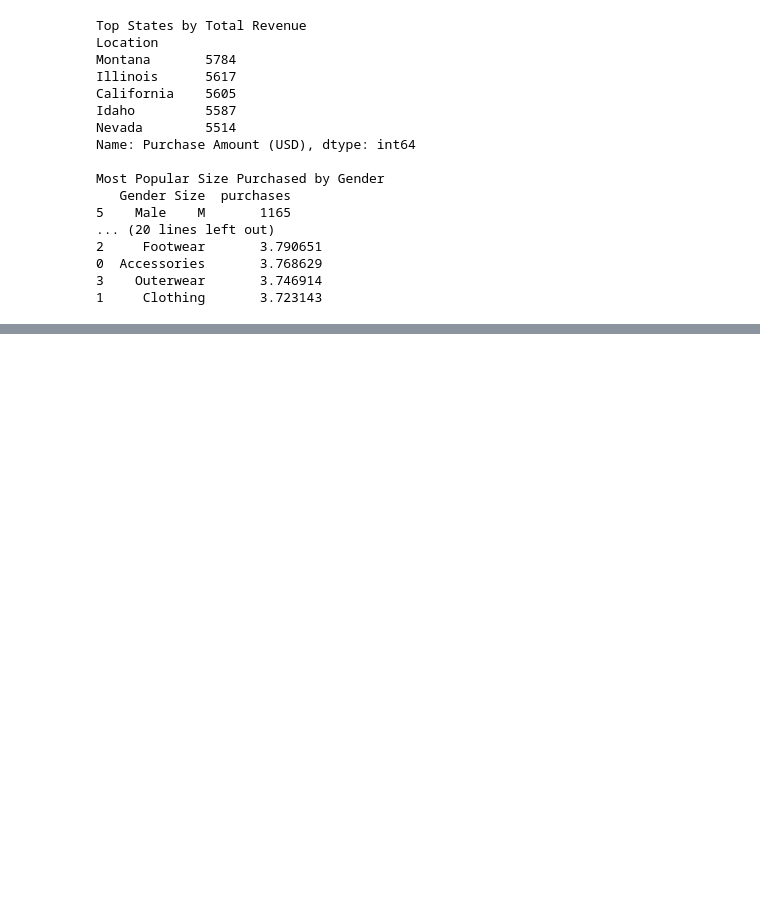
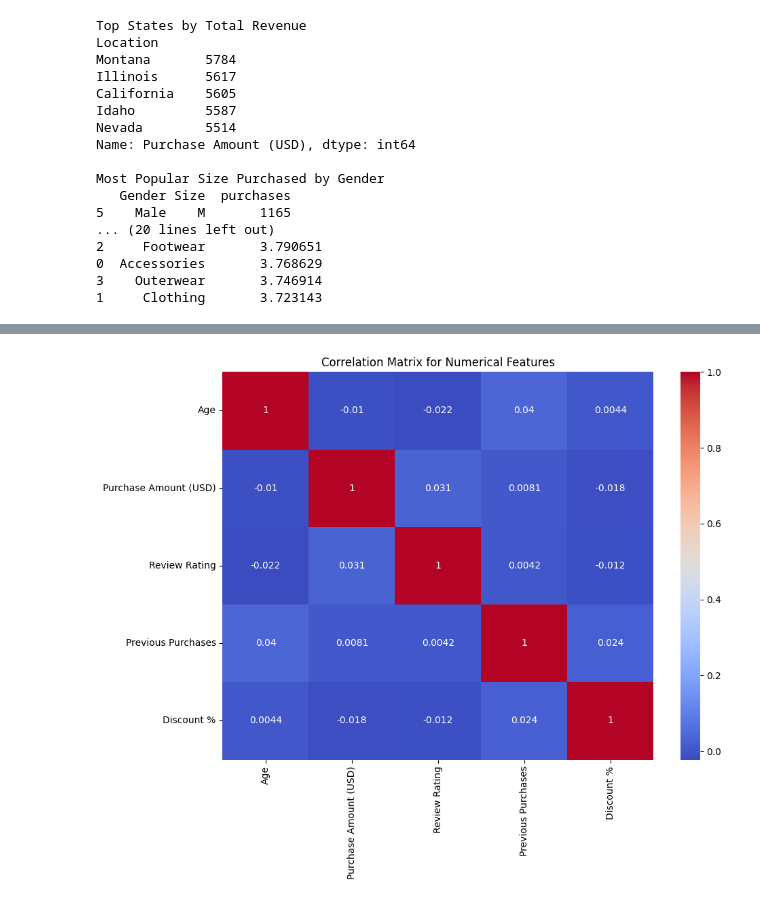
Before and after one commit to Samarth-Pawan/Data-Mining_Customer-Shopping-Trends, a Jupyter notebook: Data_Mining/data_preproc.ipynb, the cells around one changed output, grey strips where cells are left out. Saved outputs shown, nothing was run; the diff lists cells and outputs as text; code cells hidden in the pictures; blank space fills up the shorter version.

```diff
--- a/Data_Mining/data_preproc.ipynb
+++ b/Data_Mining/data_preproc.ipynb
@@ -182,3 +228,28 @@ print(category_stats)
+# %%
+import seaborn as sns
+
+
+# Select only numerical columns
+numerical_data = df.select_dtypes(exclude=['object']).drop(columns=['Customer ID'])
+
+# List of numerical columns
+num_cols = list(numerical_data.columns)
+
+# Create correlation matrix heatmap
+fig, ax = plt.subplots(figsize=(10,8))
+corr_mat = numerical_data[num_cols].corr()
+sns.heatmap(corr_mat,
+            xticklabels=num_cols,
+            yticklabels=num_cols,
+            cmap='coolwarm',
+            annot=True,
+            ax=ax)
+
+ax.set_title("Correlation Matrix for Numerical Features")
+fig.tight_layout()
+plt.show()
+# %% [output]
+[figure, added]
 # %%
 
 # Now, include these new columns in numerical_data and exclude 'order_date'
```
Also changed, not shown: parts of 6 cells of this notebook.
